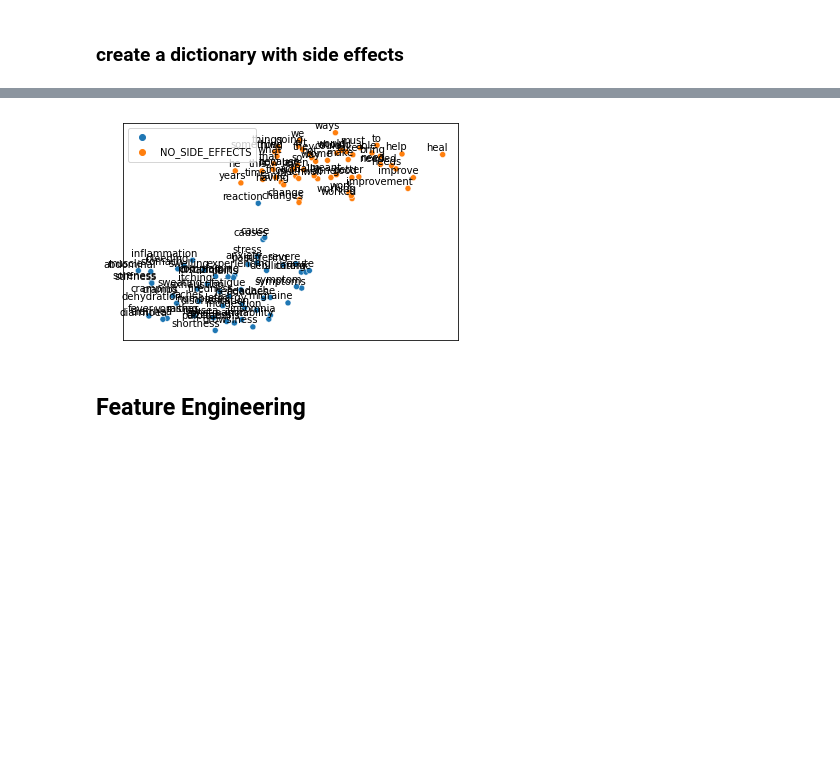
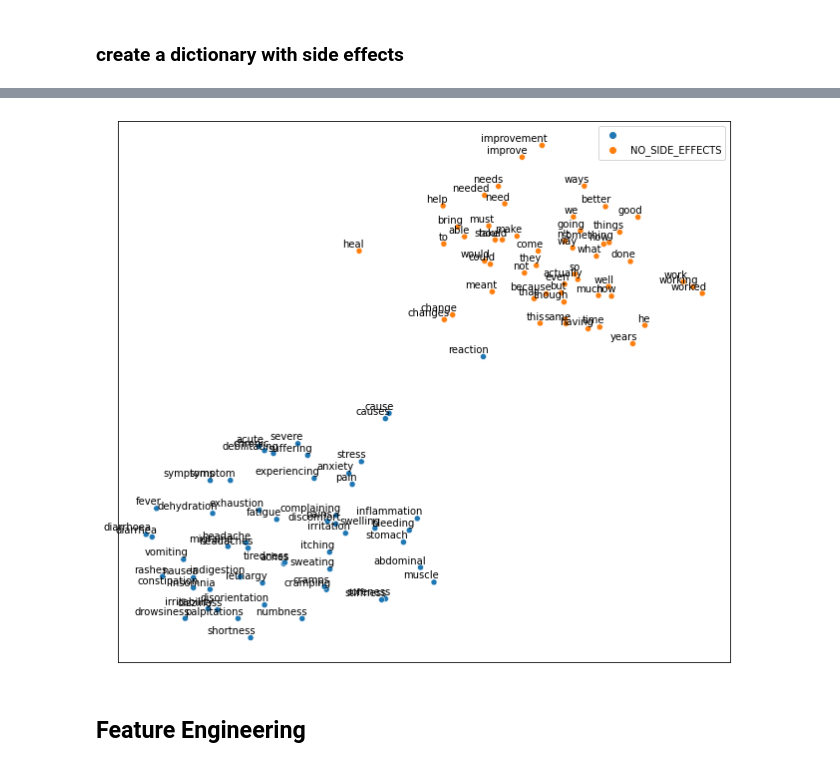
Before and after one commit to hendahmke/adverse_drug_reactions, a Jupyter notebook: notebooks/Jack_BERT.ipynb, the cells around one changed output, grey strips where cells are left out. Drawn from its saved outputs; the diff is of its cells as text; code cells hidden in the pictures; blank space fills up the shorter version.

Commit message:
latest BERT word embedding and LTSM notebooks - with cool graphs

```diff
--- a/notebooks/Jack_BERT.ipynb
+++ b/notebooks/Jack_BERT.ipynb
@@ -193,35 +219,35 @@ side_effect_similar_words.head(50)
 ## word embedding
 tot_words = [word for v in dic_clusters.values() for word in v]
 X = nlp[tot_words]
 
 ## pca
 pca = manifold.TSNE(perplexity=40, n_components=2, init='pca')
 X = pca.fit_transform(X)
 
 ## create dtf
 dtf = pd.DataFrame()
 for k,v in dic_clusters.items():
     size = len(dtf) + len(v)
     dtf_group = pd.DataFrame(X[len(dtf):size], columns=["x","y"],
                              index=v)
     dtf_group["cluster"] = k
     dtf = dtf.append(dtf_group)
 
 ## plot
-fig, ax = plt.subplots()
+fig, ax = plt.subplots(figsize=(11,10))
 sns.scatterplot(data=dtf, x="x", y="y", hue="cluster", ax=ax)
 
 ax.legend().texts[0].set_text(None)
 ax.set(xlabel=None, ylabel=None, xticks=[], xticklabels=[],
        yticks=[], yticklabels=[])
 
 for i in range(len(dtf)):
     ax.annotate(dtf.index[i],
                xy=(dtf["x"].iloc[i],dtf["y"].iloc[i]),
                xytext=(5,2), textcoords='offset points',
                ha='right', va='bottom')
 # %% [output]
-[figure, old version]
+[figure, new version]
 # %% [markdown]
 ## Feature Engineering
 # %%
```
Also changed, not shown: parts of 11 cells of this notebook, 1 other file.
